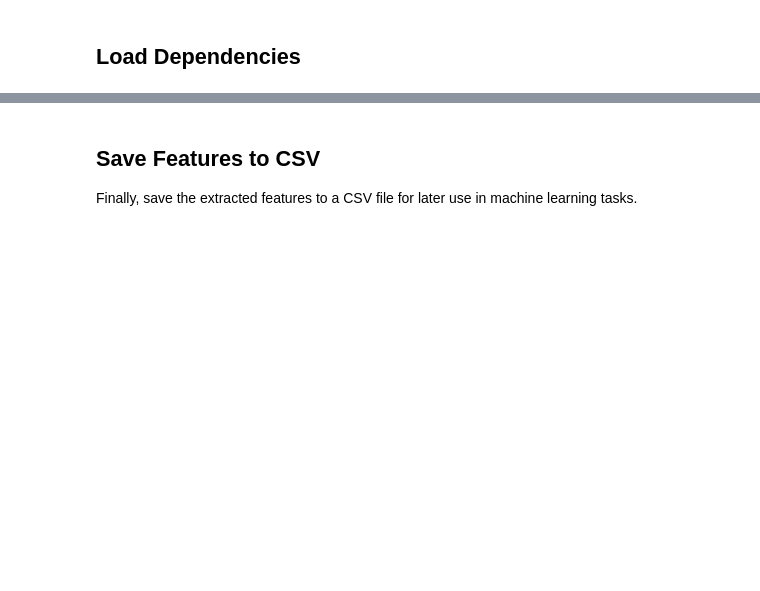
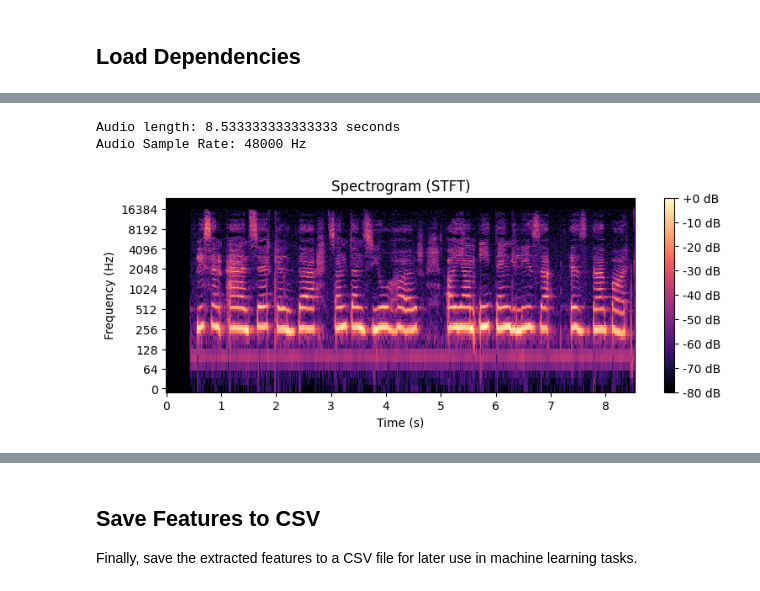
Before and after one commit to shelyuu/speaker-recognition, a Jupyter notebook: OPR000_Feature_Extraction_Explained.ipynb, the cells around one changed output, grey strips where cells are left out. Drawn from its saved outputs; the diff is of its cells as text; code cells hidden in the pictures; blank space fills up the shorter version.

```diff
--- a/OPR000_Feature_Extraction_Explained.ipynb
+++ b/OPR000_Feature_Extraction_Explained.ipynb
@@ -165,0 +19,3 @@ KeyError: 'duration'
+# %%
+x, sr = librosa.load('audio/speakers/Mendeley Data/differentPhrase/2/2-11.flac', sr=None)
+Audio(x, rate=sr)
@@ -165,0 +24,23 @@ KeyError: 'duration'
+# %%
+audio_length = len(x) / sr
+print(f"Audio length: {audio_length} seconds")
+print(f"Audio Sample Rate: {sr} Hz")
+# %% [output]
+Audio length: 8.533333333333333 seconds
+Audio Sample Rate: 48000 Hz
+# %%
+D = librosa.stft(x)
+S_db = librosa.amplitude_to_db(np.abs(D), ref=np.max)
+
+times = librosa.times_like(S_db, sr=sr)
+frequencies = librosa.fft_frequencies(sr=sr)
+
+plt.figure(figsize=(9, 3))
+librosa.display.specshow(S_db, sr=sr, x_axis='time', y_axis='log')
+plt.colorbar(format='%+2.0f dB')
+plt.title('Spectrogram (STFT)')
+plt.xlabel('Time (s)')
+plt.ylabel('Frequency (Hz)')
+plt.show()
+# %% [output]
+[figure, added]
```
Also changed, not shown: parts of 47 cells of this notebook, 16 other files.
